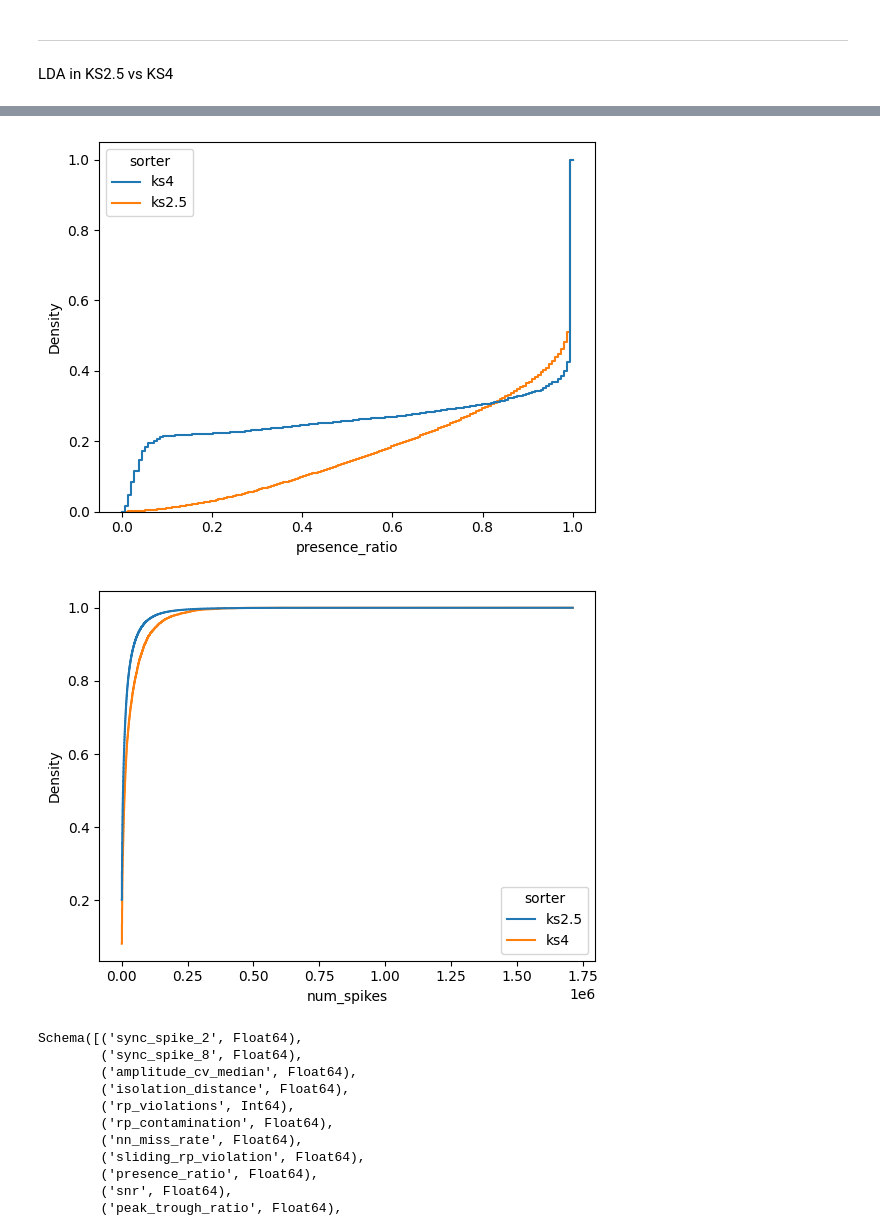
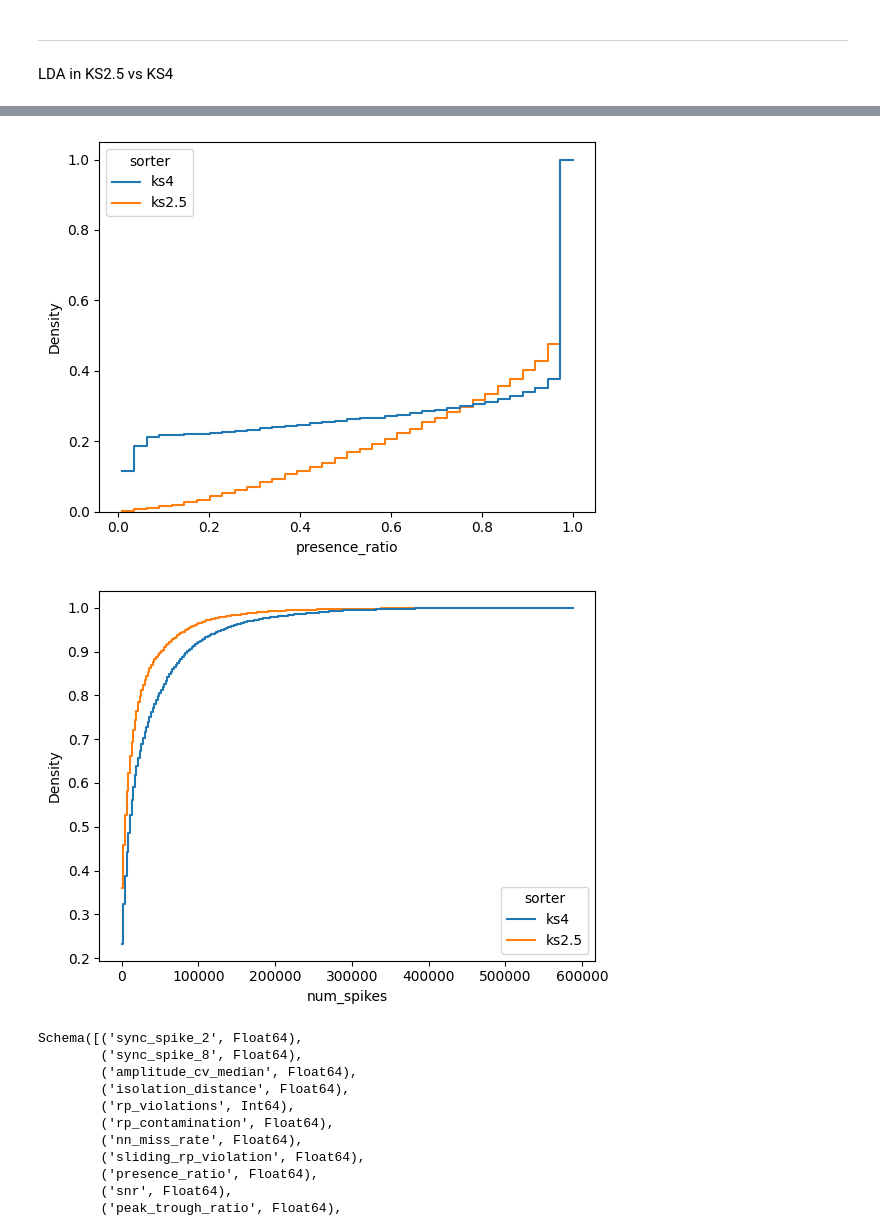
Before and after one commit to AllenNeuralDynamics/dynamic-routing-unit-drift-qc-dashboard, a Jupyter notebook: notebooks/drift_sessions.ipynb, the cells around one changed output, grey strips where cells are left out. Cells and saved outputs as stored; diff of their text form; code cells hidden in the pictures.

Commit message:
Adjust ks2.5 vs ks4 plots to only use sessions with ks4 available

```diff
--- a/notebooks/drift_sessions.ipynb
+++ b/notebooks/drift_sessions.ipynb
@@ -317,39 +320,49 @@ df = (
         other=(
             pl.scan_parquet("s3://aind-scratch-data/dynamic-routing/cache/nwb_components/v0.0.261/consolidated/units.parquet")
             .select('unit_id', metric)
-            # .drop_nans(metric)
+            .drop_nans(metric)
             .with_columns(sorter=pl.lit('ks2.5'))
         ),
         key=metric,
     )
+    .with_columns(
+        cdf=(pl.col(metric).cum_count() / pl.col(metric).count()).over('sorter'),
+        session_id=pl.col('unit_id').str.split('_').list.slice(0, 2).list.join('_'),
+    )
+    .filter(pl.col('session_id').is_in(pl.col('session_id').filter(pl.col('sorter') == 'ks4')))
     .collect()
 )
 sns.histplot(df.to_pandas(), x=metric, hue='sorter', cumulative=True, stat='density', common_norm=False, element='step', fill=False);
 # %% [output]
-[figure, old version]
+[figure, new version]
 # %%
 import seaborn as sns
 
 metric = 'num_spikes'
 df = (
     pl.scan_parquet("s3://aind-scratch-data/dynamic-routing/unit-rasters-ks4/units.parquet")
     .select('unit_id', metric)
     .with_columns(sorter=pl.lit('ks4'))
     .merge_sorted(
         other=(
             pl.scan_parquet("s3://aind-scratch-data/dynamic-routing/cache/nwb_components/v0.0.261/consolidated/units.parquet")
             .select('unit_id', metric)
             .drop_nans(metric)
             .cast({metric: pl.Int64})
             .with_columns(sorter=pl.lit('ks2.5'))
         ),
         key=metric,
     )
+    .with_columns(
+        cdf=(pl.col(metric).cum_count() / pl.col(metric).count()).over('sorter'),
+        session_id=pl.col('unit_id').str.split('_').list.slice(0, 2).list.join('_'),
+    )
+    .filter(pl.col('session_id').is_in(pl.col('session_id').filter(pl.col('sorter') == 'ks4')))
     .collect()
 )
 sns.histplot(df.to_pandas(), x=metric, hue='sorter', cumulative=True, stat='density', common_norm=False, element='step', fill=False);
 # %% [output]
-[figure, old version]
+[figure, new version]
 # %%
 pl.scan_parquet("s3://aind-scratch-data/dynamic-routing/unit-rasters-ks4/units.parquet").schema
 # %% [output]
```
Also changed, not shown: parts of 1 cell of this notebook.
